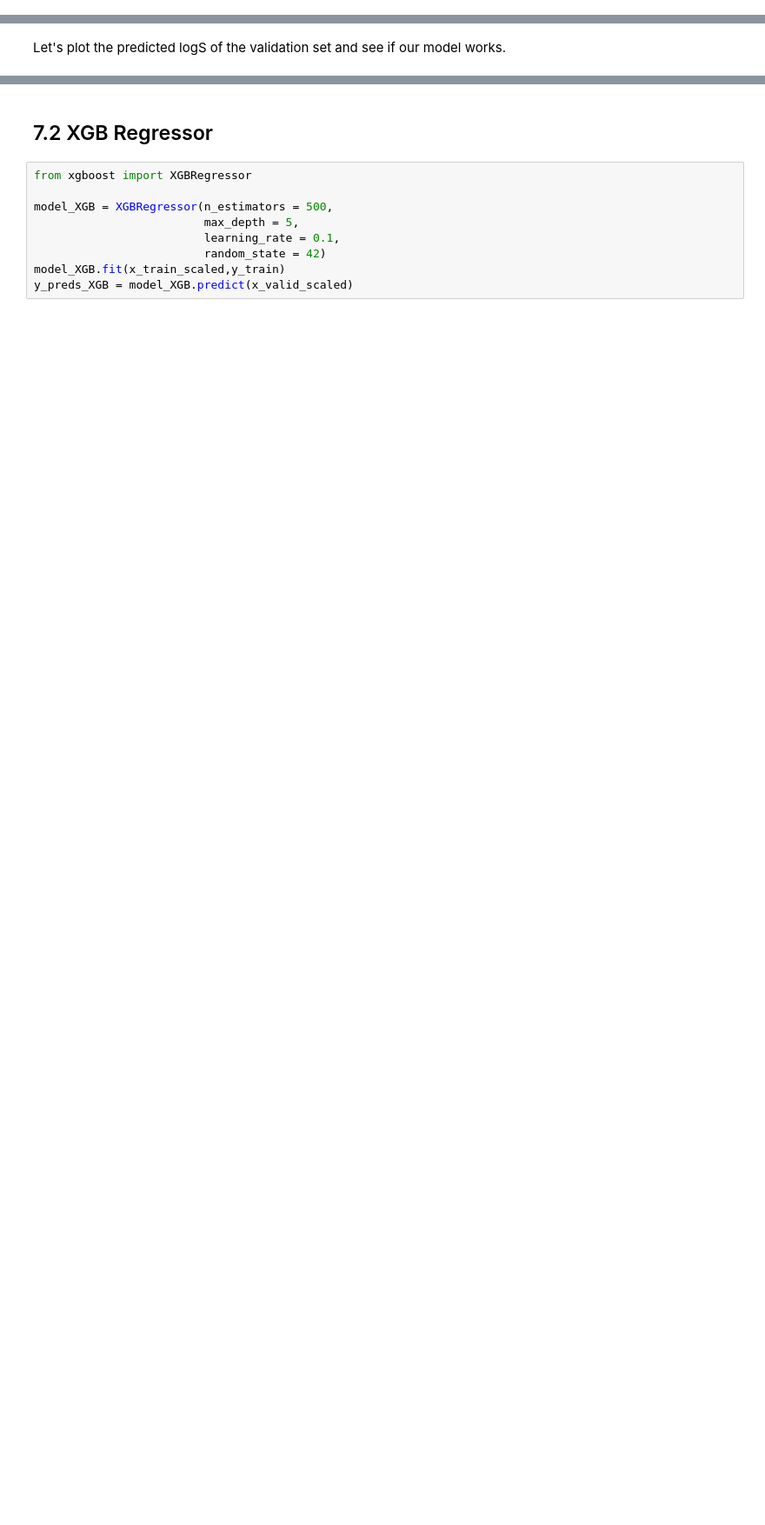
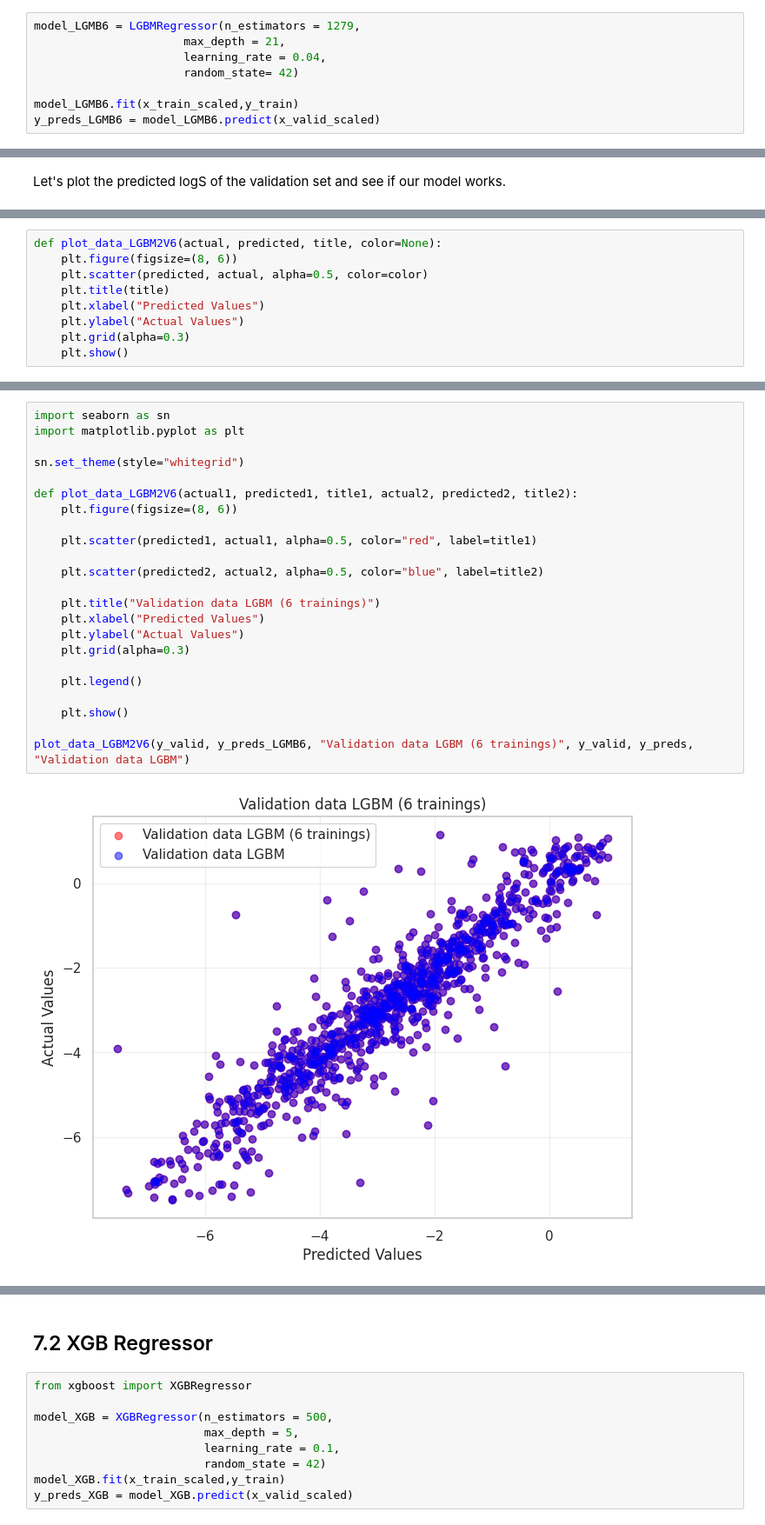
Before and after one commit to LucasCossard/WSPP_Projectppchem, a Jupyter notebook: Notebook_WSP.ipynb, the cells around one changed output, grey strips where cells are left out. Shown at 87% size. Cells and saved outputs as stored; diff of their text form; blank space fills up the shorter version.

```diff
--- a/Notebook_WSP.ipynb
+++ b/Notebook_WSP.ipynb
@@ -663,0 +848,8 @@ def plot_data(actual, predicted, title):
+# %%
+model_LGMB6 = LGBMRegressor(n_estimators = 1279,
+                      max_depth = 21,
+                      learning_rate = 0.04,
+                      random_state= 42)
+
+model_LGMB6.fit(x_train_scaled,y_train)
+y_preds_LGMB6 = model_LGMB6.predict(x_valid_scaled)
@@ -665,0 +906,9 @@ Let's plot the predicted logS of the validation set and see if our model works.
+# %%
+def plot_data_LGBM2V6(actual, predicted, title, color=None):
+    plt.figure(figsize=(8, 6))
+    plt.scatter(predicted, actual, alpha=0.5, color=color)
+    plt.title(title)
+    plt.xlabel("Predicted Values")
+    plt.ylabel("Actual Values")
+    plt.grid(alpha=0.3)
+    plt.show()
@@ -665,0 +927,25 @@ Let's plot the predicted logS of the validation set and see if our model works.
+# %%
+import seaborn as sn
+import matplotlib.pyplot as plt
+
+sn.set_theme(style="whitegrid")
+
+def plot_data_LGBM2V6(actual1, predicted1, title1, actual2, predicted2, title2):
+    plt.figure(figsize=(8, 6))
+
+    plt.scatter(predicted1, actual1, alpha=0.5, color="red", label=title1)
+
+    plt.scatter(predicted2, actual2, alpha=0.5, color="blue", label=title2)
+
+    plt.title("Validation data LGBM (6 trainings)")
+    plt.xlabel("Predicted Values")
+    plt.ylabel("Actual Values")
+    plt.grid(alpha=0.3)
+
+    plt.legend()
+
+    plt.show()
+
+plot_data_LGBM2V6(y_valid, y_preds_LGMB6, "Validation data LGBM (6 trainings)", y_valid, y_preds, "Validation data LGBM")
+# %% [output]
+[figure, added]
```
Also changed, not shown: parts of 105 cells of this notebook.
